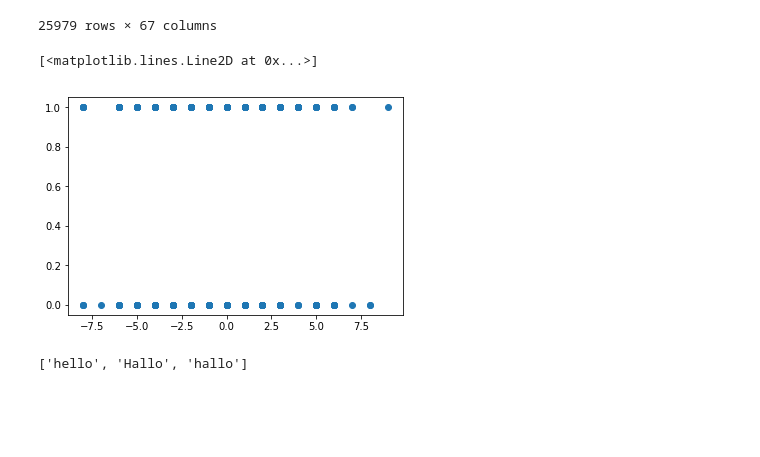
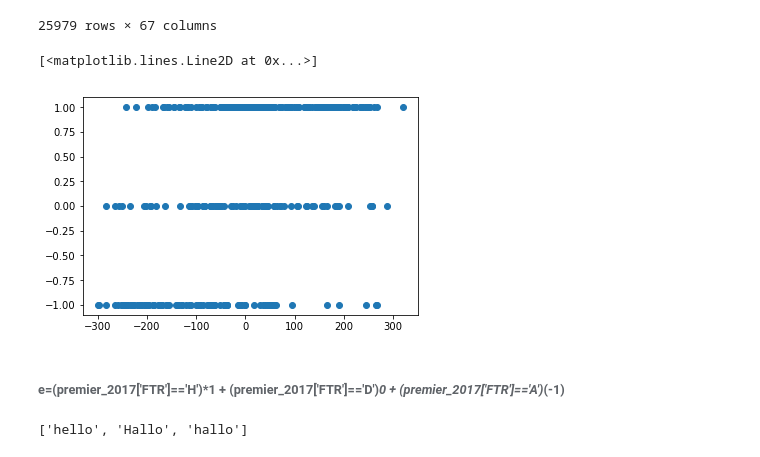
Before and after one commit to hh1713/football_machine, a Jupyter notebook: notebooks/final_project.ipynb, the cells around one changed output. Saved outputs shown, nothing was run; the diff lists cells and outputs as text; code cells hidden in the pictures; blank space fills up the shorter version.

```diff
--- a/notebooks/final_project.ipynb
+++ b/notebooks/final_project.ipynb
@@ -466,7 +466,7 @@ import matplotlib.pyplot as plt
 import math
 math.exp
 # %%
-plt.plot(premier_2017['DIFF_L3MP'],premier_2017['Goal/No_Goal'], 'o')
+plt.plot(premier_2017['ELO_DIFF'],e, 'o')
 # %% [output]
 [<matplotlib.lines.Line2D at 0x...>]
-[figure, old version]
+[figure, new version]
@@ -475,3 +473,5 @@ e=(final['FTR']=='H')*1 + (final['FTR']=='D')*0 + (final['FTR']=='A')*(-1)
+# %% [markdown]
+###### e=(premier_2017['FTR']=='H')*1 + (premier_2017['FTR']=='D')*0 + (premier_2017['FTR']=='A')*(-1)
 # %%
 import difflib
 words = ['hello', 'Hallo', 'hi', 'house', 'key', 'screen', 'hallo', 'question', 'format']
```
Also changed, not shown: parts of 1 cell of this notebook.
